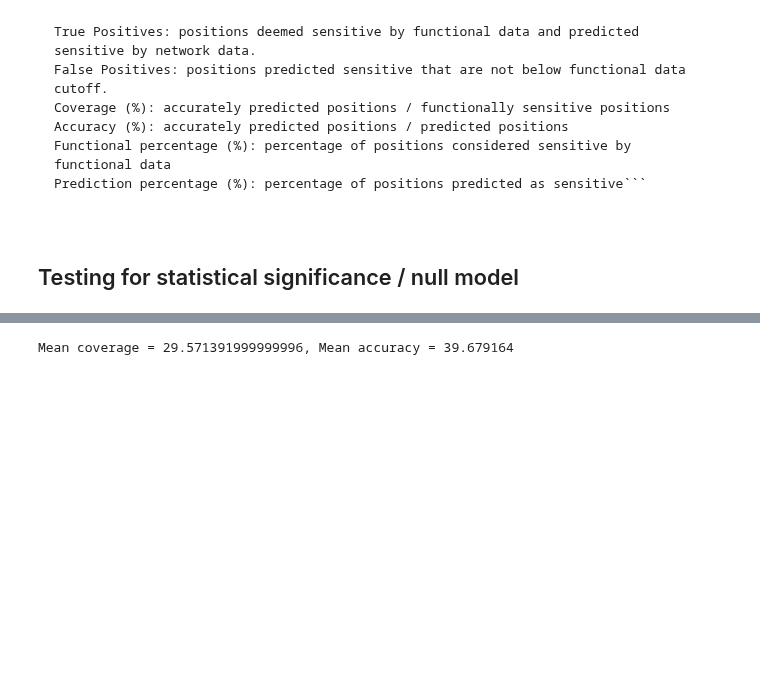
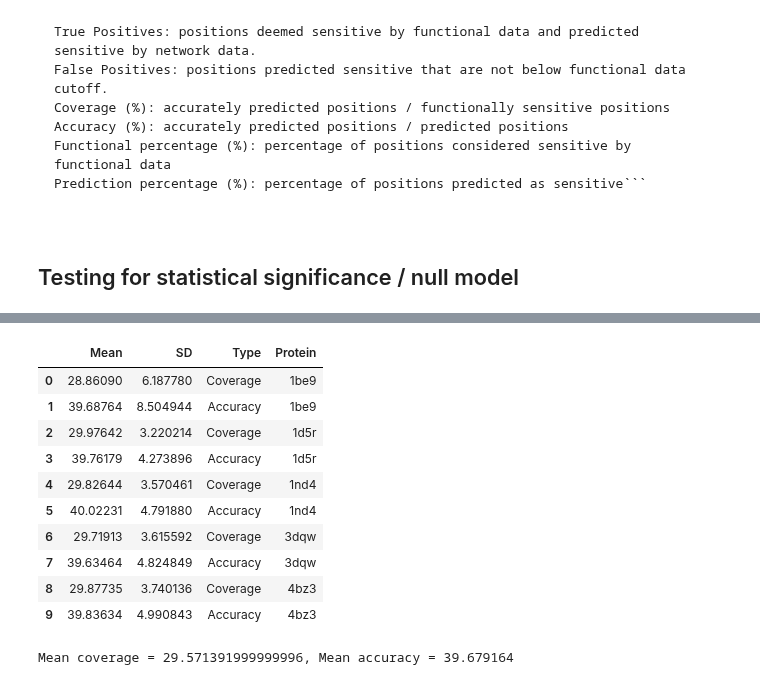
Before and after one commit to CrisSotomayor/perturbation-networks-get-data, a Jupyter notebook: figures.ipynb, the cells around one changed output, grey strips where cells are left out. Drawn from its saved outputs; the diff is of its cells as text; code cells hidden in the pictures; blank space fills up the shorter version.

```diff
--- a/figures.ipynb
+++ b/figures.ipynb
@@ -259,0 +282,14 @@ def TestRandom(functional_percentage, prediction_percentage, runs, kind="hist"):
+# %%
+data
+# %% [output]
+|  | Mean | SD | Type | Protein |
+| 0 | 28.86090 | 6.187780 | Coverage | 1be9 |
+| 1 | 39.68764 | 8.504944 | Accuracy | 1be9 |
+| 2 | 29.97642 | 3.220214 | Coverage | 1d5r |
+| 3 | 39.76179 | 4.273896 | Accuracy | 1d5r |
+| 4 | 29.82644 | 3.570461 | Coverage | 1nd4 |
+| 5 | 40.02231 | 4.791880 | Accuracy | 1nd4 |
+| 6 | 29.71913 | 3.615592 | Coverage | 3dqw |
+| 7 | 39.63464 | 4.824849 | Accuracy | 3dqw |
+| 8 | 29.87735 | 3.740136 | Coverage | 4bz3 |
+| 9 | 39.83634 | 4.990843 | Accuracy | 4bz3 |
```
Also changed, not shown: parts of 6 cells of this notebook, 2 other files.
